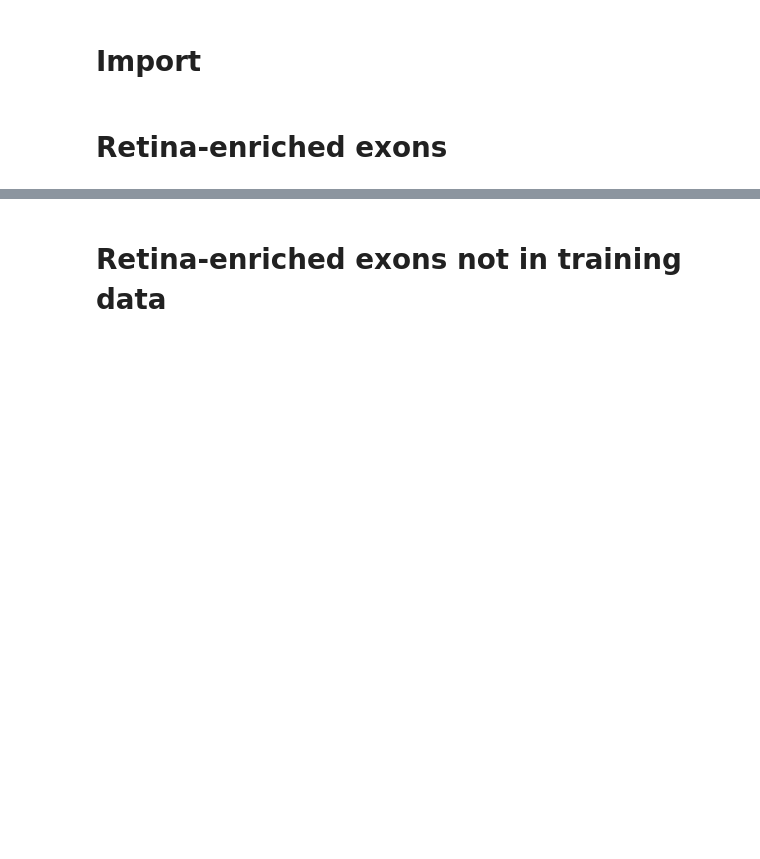
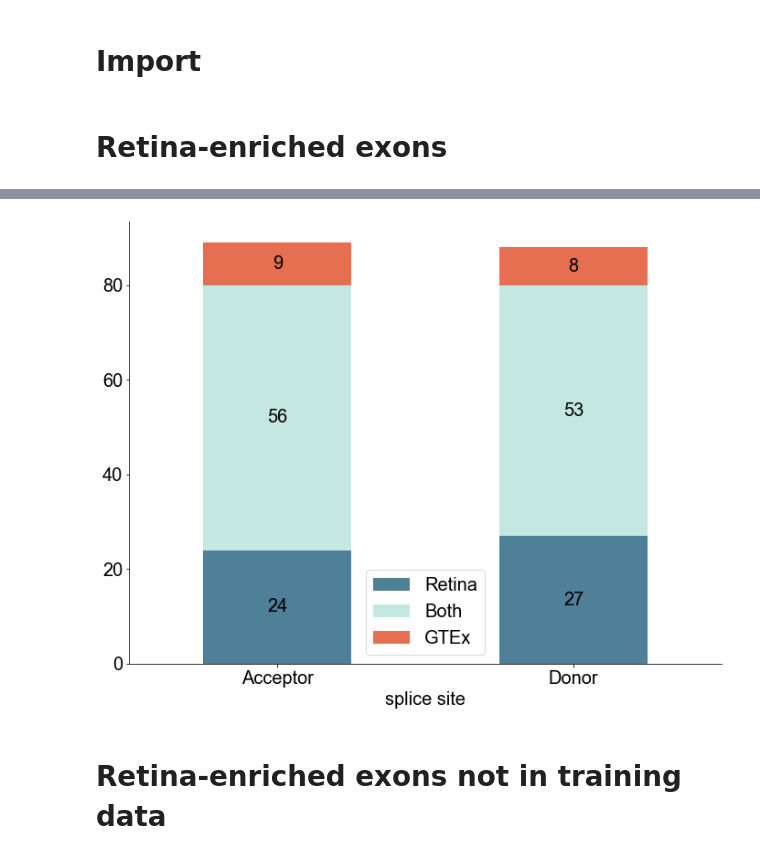
Before and after one commit to tabeariepe/Retina-SpliceAI, a Jupyter notebook: figures_and_tables/exons.ipynb, the cells around one changed output, grey strips where cells are left out. Saved outputs shown, nothing was run; the diff lists cells and outputs as text; code cells hidden in the pictures; blank space fills up the shorter version.

```diff
--- a/figures_and_tables/exons.ipynb
+++ b/figures_and_tables/exons.ipynb
@@ -146,3 +40,47 @@ plt.show()
+# %%
+# stacked barplot
+
+retina_sas = retina_exons[retina_exons['Retina acceptor'] >= 0.22]
+gtex_sas = retina_exons[retina_exons['GTEx standard acceptor'] >= 0.39]
+retina_sas = set(row['chr'] + ':' + str(row['start']) for index, row in retina_sas.iterrows())
+gtex_sas = set(row['chr'] + ':' + str(row['start']) for index, row in gtex_sas.iterrows())
+
+retina_sds = retina_exons[retina_exons['Retina donor'] >= 0.22]
+gtex_sds = retina_exons[retina_exons['GTEx standard donor'] >= 0.38]
+retina_sds = set(row['chr'] + ':' + str(row['start']) for index, row in retina_sds.iterrows())
+gtex_sds = set(row['chr'] + ':' + str(row['start']) for index, row in gtex_sds.iterrows())
+
+df = pd.DataFrame([['Acceptor',len(retina_sas - gtex_sas), len(retina_sas & gtex_sas), len(gtex_sas - retina_sas) ],
+                   ['Donor', len(retina_sds - gtex_sds), len(retina_sds & gtex_sds), len(gtex_sds - retina_sds)]],
+                   columns = ['splice site', 'Retina', 'Both', 'GTEx'])
+
+plt.rcParams.update(rc)
+
+# Create bar plot
+ax = df.plot(x='splice site', kind='bar', stacked=True, color = ['#4E8098', '#C5E7E2', '#E76F51'])
+
+# Display the plot
+plt.xticks(rotation=0, ha='center', rotation_mode='anchor')
+
+# Add data labels
+for p in ax.patches:
+    width = p.get_width()
+    height = p.get_height()
+    x, y = p.get_xy()
+    ax.text(x + width / 2,
+            y + height / 2,
+            '{:.0f}'.format(height),
+            ha='center',
+            va='center')
+
+# Remove black x and y axis line
+sns.despine(bottom = False, left = False)
+
+plt.tight_layout()  # Adjust layout to prevent clipping of labels
+#plt.savefig('retina_exons_stacked.png',  bbox_inches='tight', dpi = 300)
+plt.show()
+# %% [output]
+[figure, added]
 # %% [markdown]
 # Retina-enriched exons not in training data
 # %%
```
Also changed, not shown: parts of 15 cells of this notebook, 20 other files.
